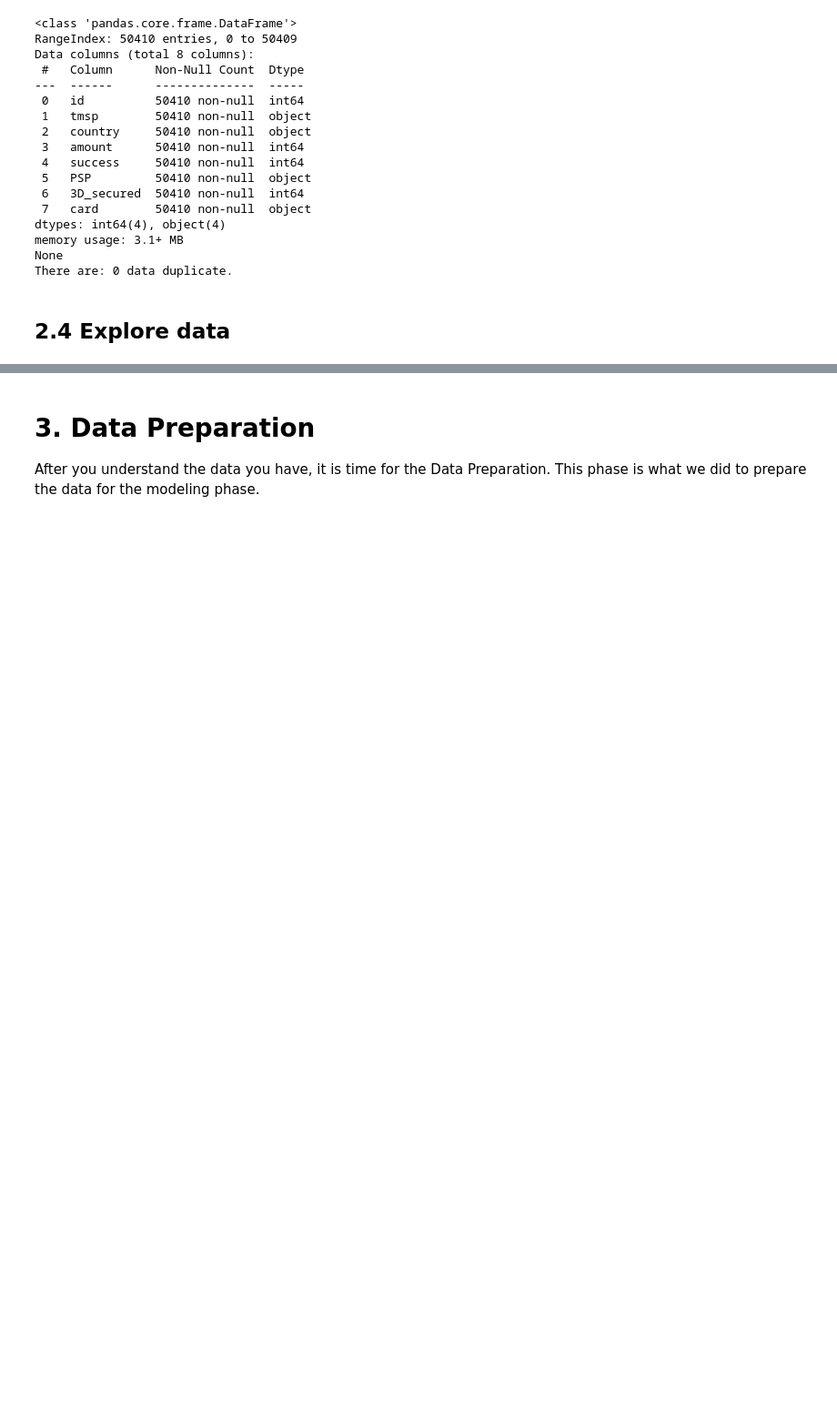
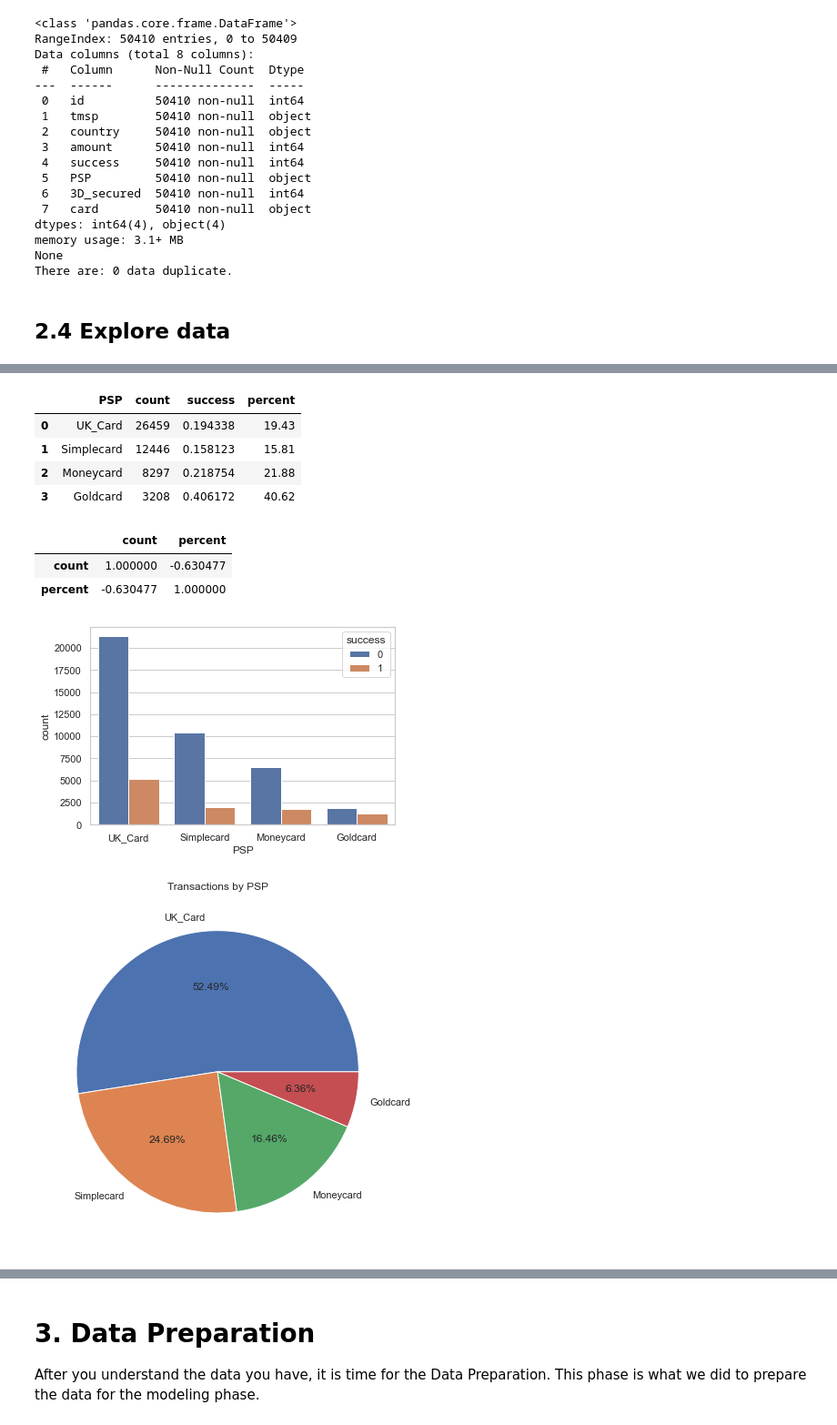
Before and after one commit to igorlevecarov/DataScience, a Jupyter notebook: Credit Card Routing for Online Purchase via Predictive Modelling/notebook.ipynb, the cells around one changed output, grey strips where cells are left out. Shown at 91% size. Drawn from its saved outputs; the diff is of its cells as text; code cells hidden in the pictures; blank space fills up the shorter version.

Commit message:
credit cards routing

```diff
--- a/Credit Card Routing for Online Purchase via Predictive Modelling/notebook.ipynb
+++ b/Credit Card Routing for Online Purchase via Predictive Modelling/notebook.ipynb
@@ -186,0 +162,28 @@ plt.tight_layout()
+# %%
+transactions_by_PSP = transactions.groupby('PSP')['PSP'].agg(['count']).sort_values(by='count',ascending=False).reset_index()
+
+success_rate_by_PSP =  transactions.pivot_table(values="success",index="PSP").reset_index()
+success_rate_by_PSP['percent'] = (success_rate_by_PSP['success'] * 100).round(2)
+success_rate_by_PSP = success_rate_by_PSP.sort_values(by='percent',ascending=False)
+
+summary = pd.merge(transactions_by_PSP, success_rate_by_PSP, on="PSP", how="inner")
+display(summary)
+display(summary[['count','percent']].corr())
+
+sns.countplot(data=transactions, x="PSP", hue="success")
+
+fig, ax = plt.subplots(figsize=(6, 6))
+ax.pie(transactions_by_PSP['count'],labels=transactions_by_PSP['PSP'], autopct='%.2f%%')
+ax.set_title('Transactions by PSP')
+plt.tight_layout()
+# %% [output]
+|  | PSP | count | success | percent |
+| 0 | UK_Card | 26459 | 0.194338 | 19.43 |
+| 1 | Simplecard | 12446 | 0.158123 | 15.81 |
+| 2 | Moneycard | 8297 | 0.218754 | 21.88 |
+| 3 | Goldcard | 3208 | 0.406172 | 40.62 |
+|  | count | percent |
+| count | 1.000000 | -0.630477 |
+| percent | -0.630477 | 1.000000 |
+[figure, added]
+[figure, added]
```
Also changed, not shown: parts of 17 cells of this notebook.
